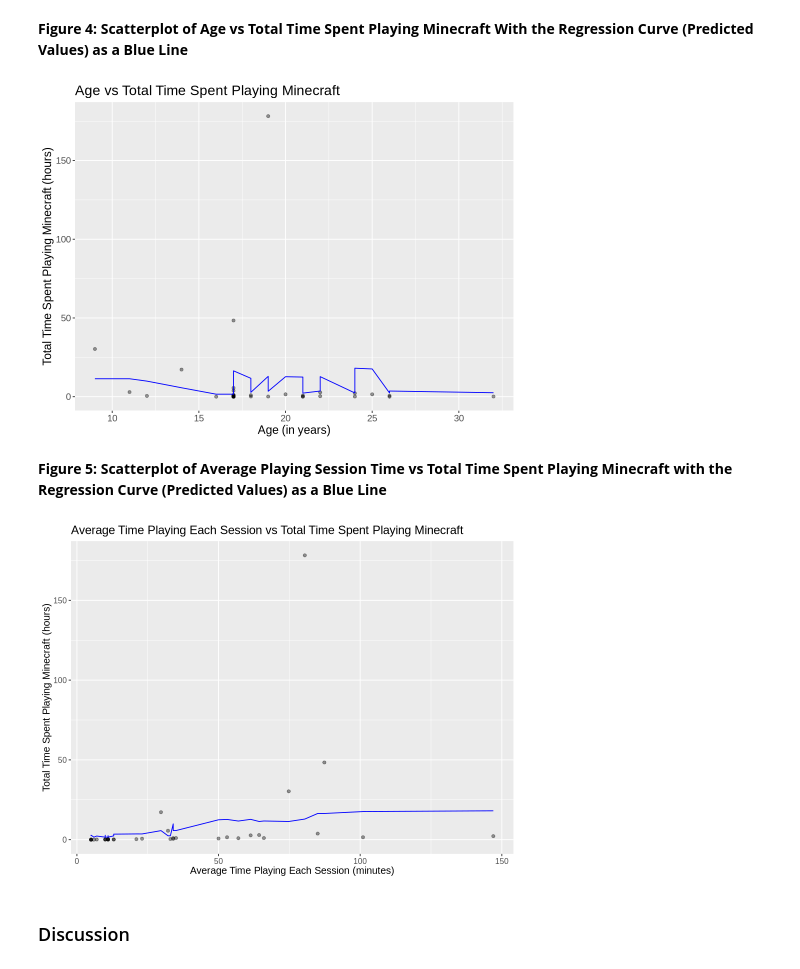
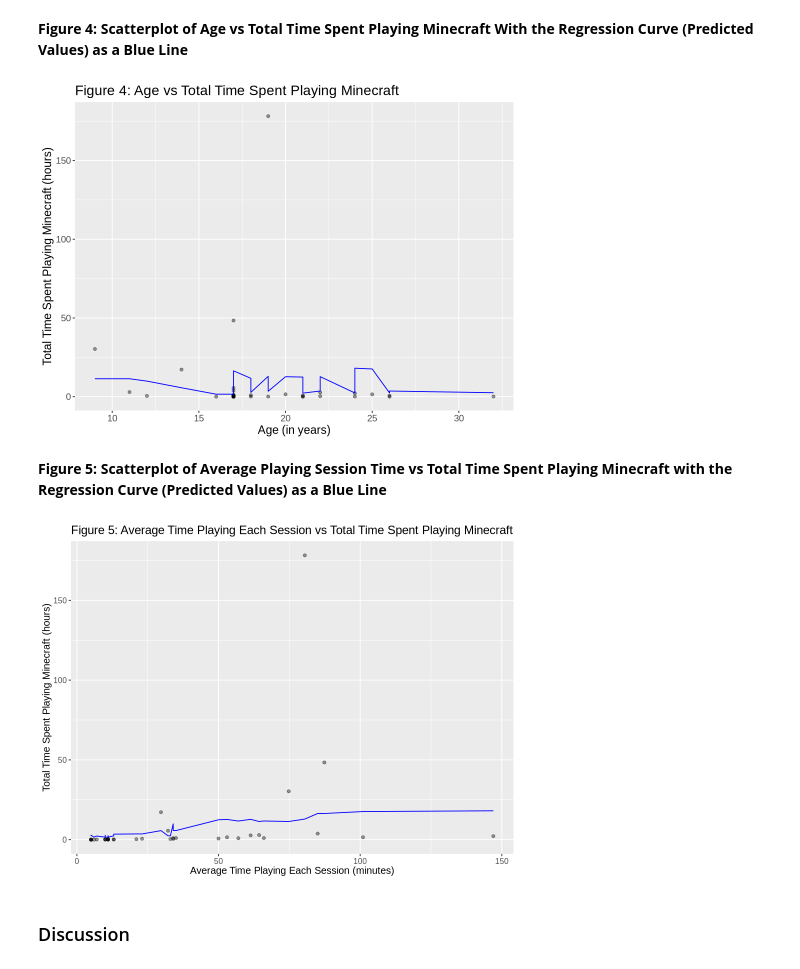
Before and after one commit to lilael-sakhawy/dsci_100_individual_project_planning_stage, a Jupyter notebook: finalproject.ipynb, the cells around one changed output. Drawn from its saved outputs; the diff is of its cells as text; code cells hidden in the pictures.

```diff
--- a/finalproject.ipynb
+++ b/finalproject.ipynb
@@ -400,15 +400,15 @@ The above code is used to create a k-nn regression model, then a recipe using th
 # %%
 # plotting age vs played_hours
 minecraft_age_plot <- minecraft_preds |>
     ggplot(aes(x = Age, y = played_hours)) + #change x var
     geom_point(alpha = 0.4) +
     geom_line(aes(x = Age, y = .pred), col='blue') +
     labs(x = "Age (in years)", y = "Total Time Spent Playing Minecraft (hours)") +
-    ggtitle("Age vs Total Time Spent Playing Minecraft") +
+    ggtitle("Figure 4: Age vs Total Time Spent Playing Minecraft") +
     theme(text = element_text(size = 14))
 minecraft_age_plot
 # %% [output]
-[figure, old version]
+[figure, new version]
 # %% [markdown]
 **Figure 5: Scatterplot of Average Playing Session Time vs Total Time Spent Playing Minecraft with the Regression Curve (Predicted Values) as a Blue Line**
 # %%
@@ -418,11 +418,11 @@ minecraft_session_time_plot <- minecraft_preds |>
     geom_point(alpha = 0.4) +
     geom_line(aes(x = session_average, y = .pred), col='blue') +
     labs(x = "Average Time Playing Each Session (minutes)", y = "Total Time Spent Playing Minecraft (hours)") +
-    ggtitle("Average Time Playing Each Session vs Total Time Spent Playing Minecraft") +
+    ggtitle("Figure 5: Average Time Playing Each Session vs Total Time Spent Playing Minecraft") +
     theme(text = element_text(size = 12))
 minecraft_session_time_plot
 # %% [output]
-[figure, old version]
+[figure, new version]
 # %% [markdown]
 <h3> Discussion </h3>
 # %% [markdown]
```
Also changed, not shown: parts of 3 cells of this notebook.
